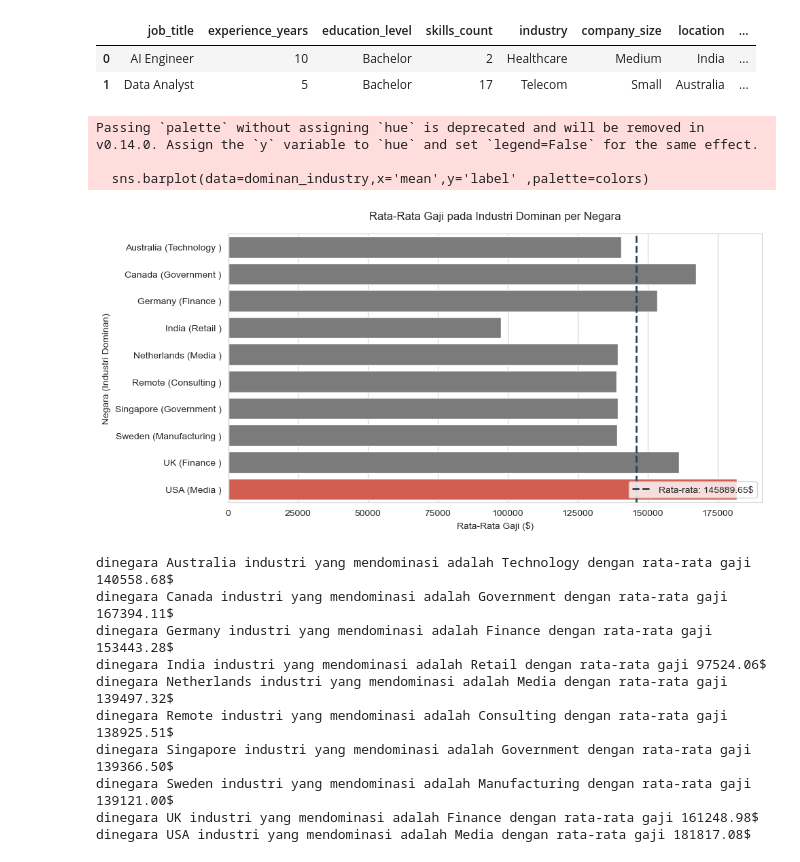
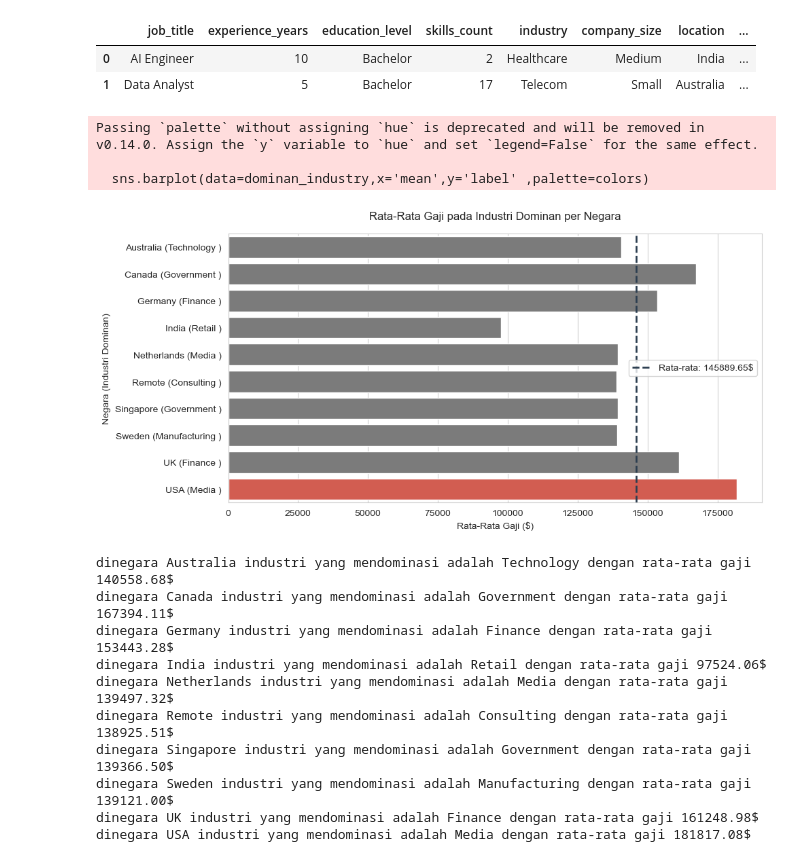
Before and after one commit to HafidzAfrieno/Project-Data-Analyst-Part-1, a Jupyter notebook: job_salary_analyst.ipynb, the cells around one changed output. Cells and saved outputs as stored; diff of their text form; code cells hidden in the pictures.

```diff
--- a/job_salary_analyst.ipynb
+++ b/job_salary_analyst.ipynb
@@ -461,33 +461,33 @@ df.head(2)
 # %%
 #soal nomor 5
 #5. Di setiap location, tentukan industry apa yang paling mendominasi pasar tenaga kerja dan berapa rata-rata gaji di sana.
 data =  df[['location','industry','salary']]
 mean_salary = data.groupby(['location','industry'])['salary'].agg(['count','mean'])
 idx = mean_salary.groupby('location')['count'].idxmax()
 dominan_industry = mean_salary.loc[idx].reset_index()
 
 top_industry = dominan_industry['mean'].max()
 colors = ['#e74c3c' if (x == top_industry) else "#7b7b7b" for x in dominan_industry['mean']]
 salary_mean = dominan_industry['mean'].mean().round(2)
 
 dominan_industry['label'] = (dominan_industry['location']+" ("+ dominan_industry['industry']+" )")
 
 plt.figure(figsize=(10,5))
 sns.barplot(data=dominan_industry,x='mean',y='label' ,palette=colors)
 plt.axvline( x=salary_mean, color="#2c3e50", linestyle="--", linewidth=2, label=f"Rata-rata: {salary_mean:.2f}$")
-plt.legend(loc="lower right")
+plt.legend(loc="center right")
 plt.title("Rata-Rata Gaji pada Industri Dominan per Negara", pad=15)
 plt.xlabel("Rata-Rata Gaji ($)")
 plt.ylabel("Negara (Industri Dominan)")
 plt.tight_layout()
 plt.show()
 for index, row in dominan_industry.iterrows():
     print(f"dinegara {row['location']} industri yang mendominasi adalah {row['industry']} dengan rata-rata gaji {row['mean']:.2f}$")
 # %% [output]
 Passing `palette` without assigning `hue` is deprecated and will be removed in v0.14.0. Assign the `y` variable to `hue` and set `legend=False` for the same effect.
 
   sns.barplot(data=dominan_industry,x='mean',y='label' ,palette=colors)
-[figure, old version]
+[figure, new version]
 dinegara Australia industri yang mendominasi adalah Technology dengan rata-rata gaji 140558.68$
 dinegara Canada industri yang mendominasi adalah Government dengan rata-rata gaji 167394.11$
 dinegara Germany industri yang mendominasi adalah Finance dengan rata-rata gaji 153443.28$
```
Also changed, not shown: parts of 4 cells of this notebook.
